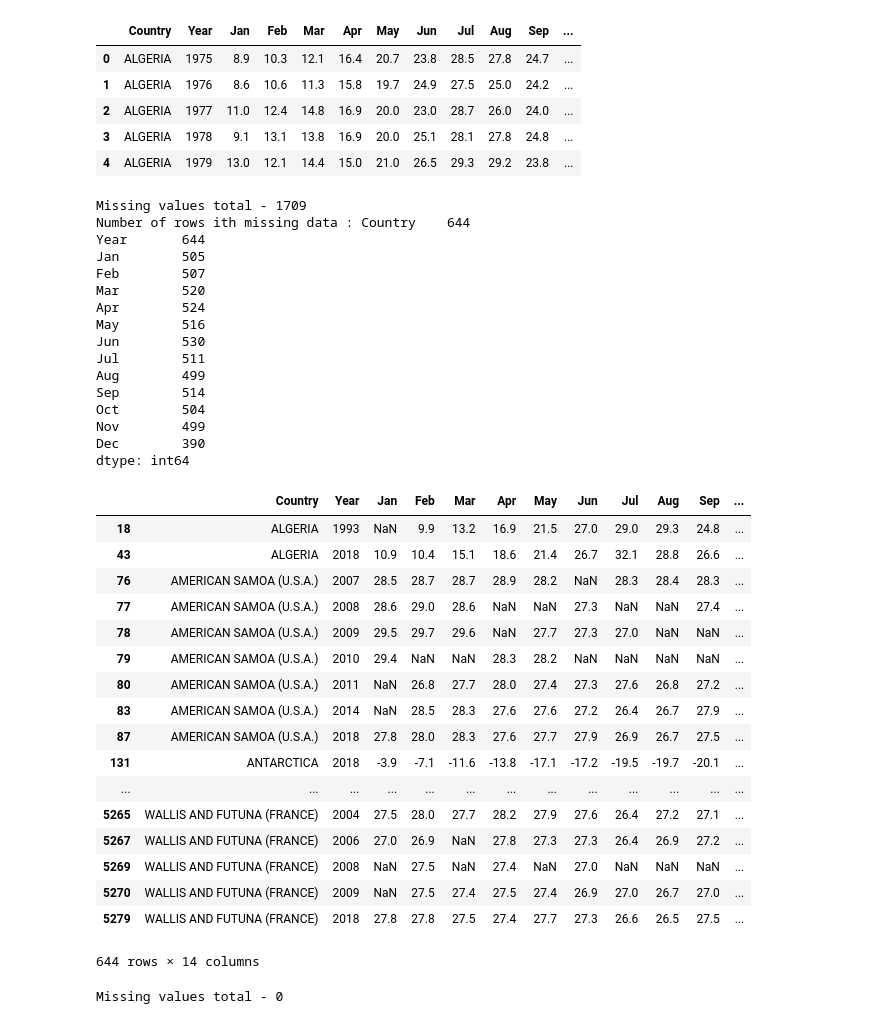
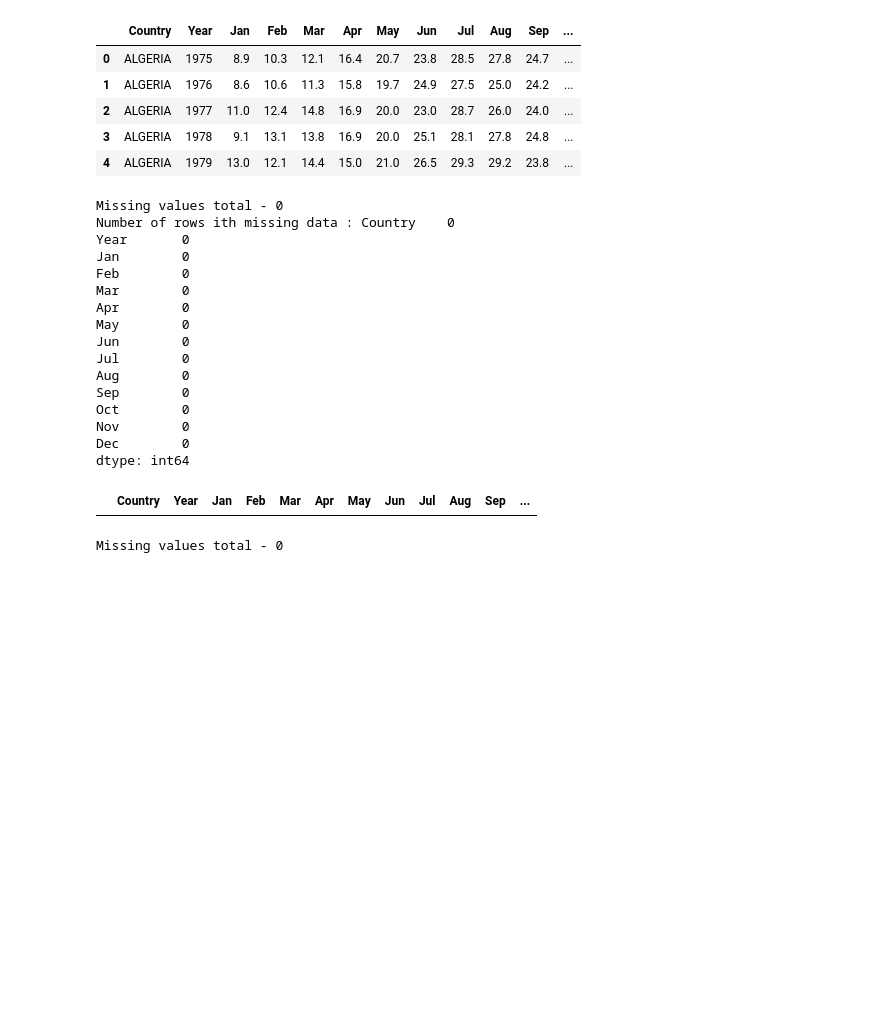
Before and after one commit to Madhuram-S/Thermal_Warming, a Jupyter notebook: Code/exploreTemperatureData.ipynb, the cells around one changed output. Drawn from its saved outputs; the diff is of its cells as text; code cells hidden in the pictures; blank space fills up the shorter version.

```diff
--- a/Code/exploreTemperatureData.ipynb
+++ b/Code/exploreTemperatureData.ipynb
@@ -20,7 +21,8 @@ warnings.filterwarnings('ignore')
 # Global declarations
 data_path = "..\data"
 
-dataFile = "AvgTempCYear_1.csv"
+#dataFile = "AvgTempCYear_1.csv"
+dataFile = "NaN_Replaced_Temps.csv"
 
 #Output folders
 result_dir = "..\output"
@@ -43,46 +45,27 @@ tempDF.head()
 # %%
 #check for missing values
 print(f"Missing values total - {tempDF.isnull().values.sum()}")
 
 #mising rows
 nullRows = tempDF[tempDF.isnull().any(axis = 1)]
 
 print(f"Number of rows ith missing data : {nullRows.count()}")
-
-nullRows
 # %% [output]
-Missing values total - 1709
-Number of rows ith missing data : Country    644
-Year       644
-Jan        505
-Feb        507
-Mar        520
-Apr        524
-May        516
-Jun        530
-Jul        511
-Aug        499
-Sep        514
-Oct        504
-Nov        499
-Dec        390
+Missing values total - 0
+Number of rows ith missing data : Country    0
+Year       0
+Jan        0
+Feb        0
+Mar        0
+Apr        0
+May        0
+Jun        0
+Jul        0
+Aug        0
+Sep        0
+Oct        0
+Nov        0
+Dec        0
 dtype: int64
 |  | Country | Year | Jan | Feb | Mar | Apr | May | Jun | Jul | Aug | Sep | ... |
-| 18 | ALGERIA | 1993 | NaN | 9.9 | 13.2 | 16.9 | 21.5 | 27.0 | 29.0 | 29.3 | 24.8 | ... |
-| 43 | ALGERIA | 2018 | 10.9 | 10.4 | 15.1 | 18.6 | 21.4 | 26.7 | 32.1 | 28.8 | 26.6 | ... |
-| 76 | AMERICAN SAMOA (U.S.A.) | 2007 | 28.5 | 28.7 | 28.7 | 28.9 | 28.2 | NaN | 28.3 | 28.4 | 28.3 | ... |
-| 77 | AMERICAN SAMOA (U.S.A.) | 2008 | 28.6 | 29.0 | 28.6 | NaN | NaN | 27.3 | NaN | NaN | 27.4 | ... |
-| 78 | AMERICAN SAMOA (U.S.A.) | 2009 | 29.5 | 29.7 | 29.6 | NaN | 27.7 | 27.3 | 27.0 | NaN | NaN | ... |
-| 79 | AMERICAN SAMOA (U.S.A.) | 2010 | 29.4 | NaN | NaN | 28.3 | 28.2 | NaN | NaN | NaN | NaN | ... |
-| 80 | AMERICAN SAMOA (U.S.A.) | 2011 | NaN | 26.8 | 27.7 | 28.0 | 27.4 | 27.3 | 27.6 | 26.8 | 27.2 | ... |
-| 83 | AMERICAN SAMOA (U.S.A.) | 2014 | NaN | 28.5 | 28.3 | 27.6 | 27.6 | 27.2 | 26.4 | 26.7 | 27.9 | ... |
-| 87 | AMERICAN SAMOA (U.S.A.) | 2018 | 27.8 | 28.0 | 28.3 | 27.6 | 27.7 | 27.9 | 26.9 | 26.7 | 27.5 | ... |
-| 131 | ANTARCTICA | 2018 | -3.9 | -7.1 | -11.6 | -13.8 | -17.1 | -17.2 | -19.5 | -19.7 | -20.1 | ... |
-| ... | ... | ... | ... | ... | ... | ... | ... | ... | ... | ... | ... | ... |
-| 5265 | WALLIS AND FUTUNA (FRANCE) | 2004 | 27.5 | 28.0 | 27.7 | 28.2 | 27.9 | 27.6 | 26.4 | 27.2 | 27.1 | ... |
-| 5267 | WALLIS AND FUTUNA (FRANCE) | 2006 | 27.0 | 26.9 | NaN | 27.8 | 27.3 | 27.3 | 26.4 | 26.9 | 27.2 | ... |
-| 5269 | WALLIS AND FUTUNA (FRANCE) | 2008 | NaN | 27.5 | NaN | 27.4 | NaN | 27.0 | NaN | NaN | NaN | ... |
-| 5270 | WALLIS AND FUTUNA (FRANCE) | 2009 | NaN | 27.5 | 27.4 | 27.5 | 27.4 | 26.9 | 27.0 | 26.7 | 27.0 | ... |
-| 5279 | WALLIS AND FUTUNA (FRANCE) | 2018 | 27.8 | 27.8 | 27.5 | 27.4 | 27.7 | 27.3 | 26.6 | 26.5 | 27.5 | ... |
-644 rows × 14 columns
 # %%
```
Also changed, not shown: parts of 15 cells of this notebook, 11 other files.
